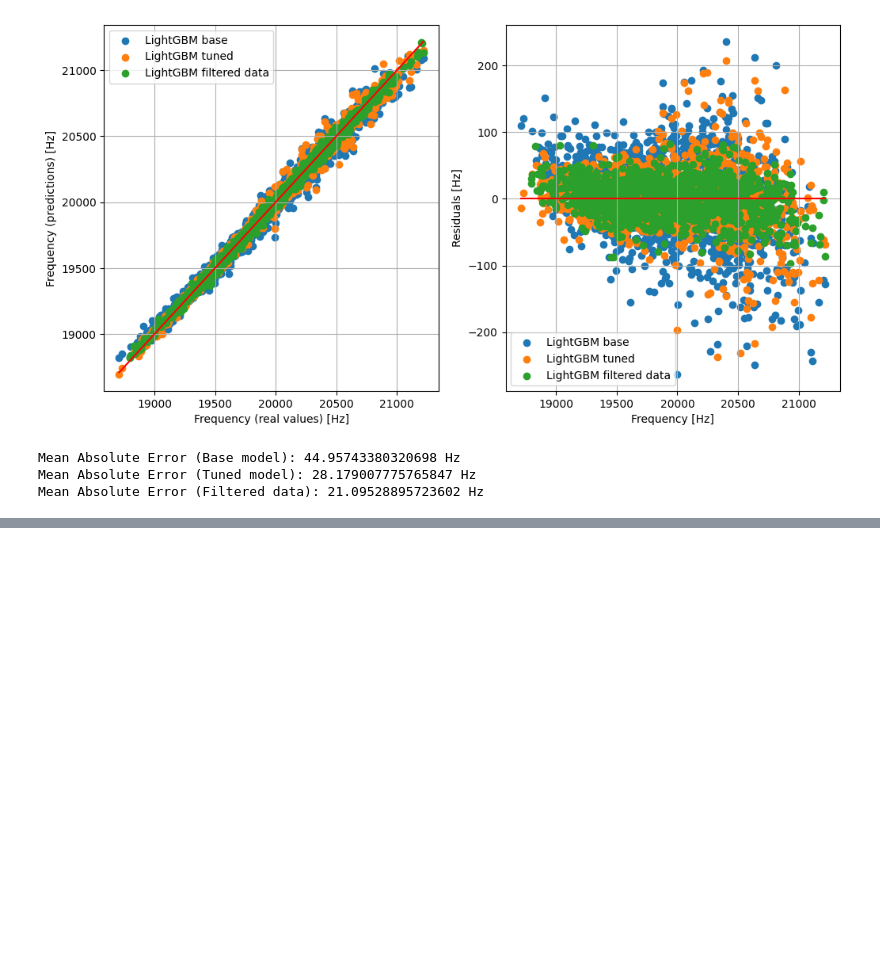
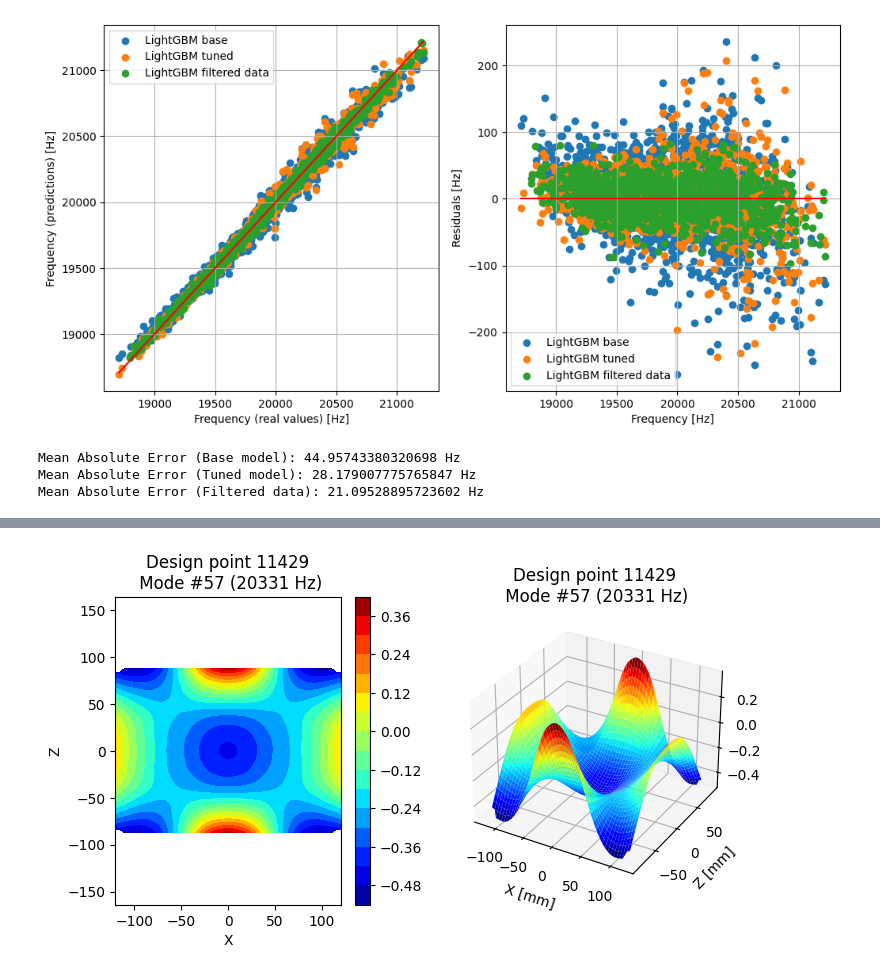
Before and after one commit to francoisbrouet/sep24_cds_int_us-welding, a Jupyter notebook: notebooks/8-draft_streamlit.ipynb, the cells around one changed output, grey strips where cells are left out. Drawn from its saved outputs; the diff is of its cells as text; code cells hidden in the pictures; blank space fills up the shorter version.

```diff
--- a/notebooks/8-draft_streamlit.ipynb
+++ b/notebooks/8-draft_streamlit.ipynb
@@ -230,0 +261,4 @@ Mean Absolute Error (Filtered data): 21.09528895723602 Hz
+# %%
+plot_displacement(df_modes, df_nodes, df_defs, dp_no_res_max, 57, False);
+# %% [output]
+[figure, added]
```
Also changed, not shown: parts of 4 cells of this notebook, 1 other file.
